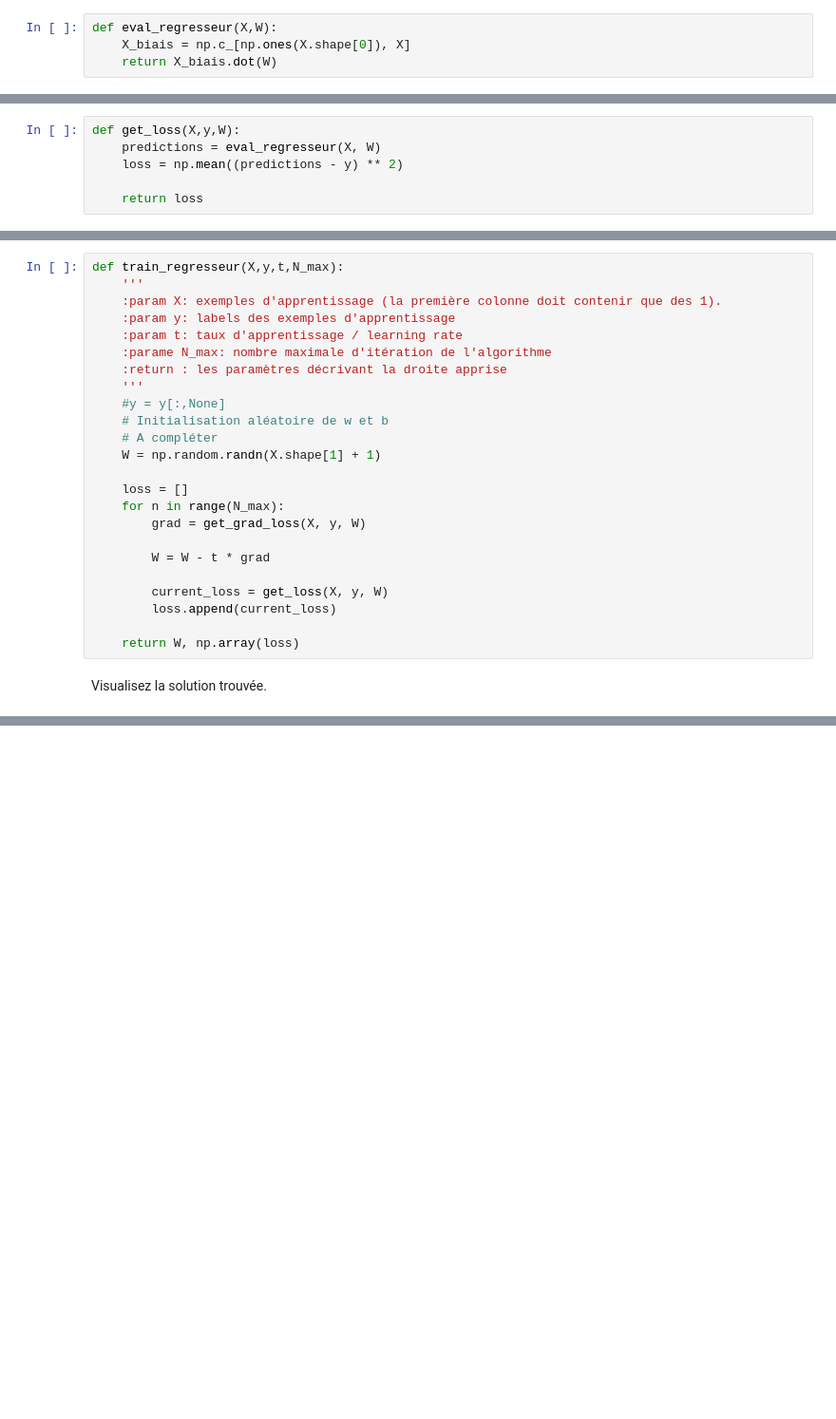
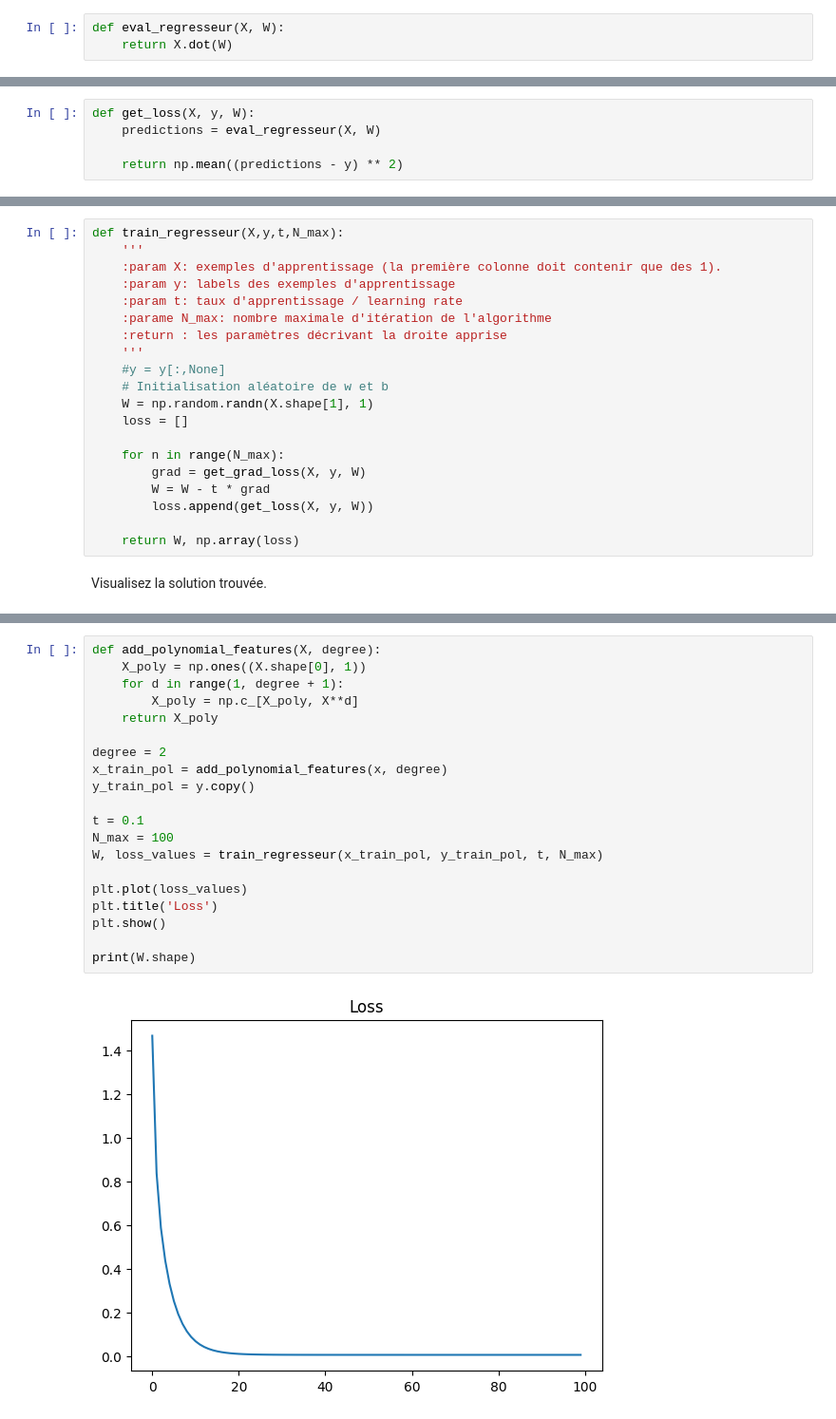
Before and after one commit to ViniciusGN/Kaggle-AI-Studies, a Jupyter notebook: Apprentissage/TP1_Vinicius_Nascimento.ipynb, the cells around one changed output, grey strips where cells are left out. Shown at 95% size. Drawn from its saved outputs; the diff is of its cells as text; blank space fills up the shorter version.

```diff
--- a/Apprentissage/TP1_Vinicius_Nascimento.ipynb
+++ b/Apprentissage/TP1_Vinicius_Nascimento.ipynb
@@ -887,17 +905,15 @@ Nous allons dans cette partie coder directement un régresseur à l'aide de nump
 
 Commencez par définir une fonction `eval_regresseur` permettant de calcul la sortie du régresseur à partir des poids appris (W). On utilisera l'astuce vue en cour pour intégrer le biais à $W$.
 # %%
-def eval_regresseur(X,W):
-    X_biais = np.c_[np.ones(X.shape[0]), X]
-    return X_biais.dot(W)
+def eval_regresseur(X, W):
+    return X.dot(W)
 # %% [markdown]
 Écrivez une fonction `get_loss` permettant de calculer la fonction de coût optimisée durant l'apprentissage du régresseur.
 # %%
-def get_loss(X,y,W):
+def get_loss(X, y, W):
     predictions = eval_regresseur(X, W)
-    loss = np.mean((predictions - y) ** 2)
 
-    return loss
+    return np.mean((predictions - y) ** 2)
 # %% [markdown]
 Écrivez une fonction `get_grad_loss` permettant de calculer le gradient de la fonction de coût optimisée durant l'apprentissage du régresseur. Cette fonction retourne une valeur correspondant au gradient de la fonction de coût par rapport W.
 # %%
@@ -919,17 +934,13 @@ def train_regresseur(X,y,t,N_max):
     '''
     #y = y[:,None]
     # Initialisation aléatoire de w et b
-    # A compléter
-    W = np.random.randn(X.shape[1] + 1)
+    W = np.random.randn(X.shape[1], 1)
+    loss = []
 
-    loss = []
     for n in range(N_max):
         grad = get_grad_loss(X, y, W)
-
         W = W - t * grad
-
-        current_loss = get_loss(X, y, W)
-        loss.append(current_loss)
+        loss.append(get_loss(X, y, W))
 
     return W, np.array(loss)
 # %% [markdown]
@@ -953,0 +948,22 @@ y =  0.16953259514962332 x^2 +  -0.016955881583807765 x +  0.017735340985395726
+# %%
+def add_polynomial_features(X, degree):
+    X_poly = np.ones((X.shape[0], 1))
+    for d in range(1, degree + 1):
+        X_poly = np.c_[X_poly, X**d]
+    return X_poly
+
+degree = 2
+x_train_pol = add_polynomial_features(x, degree)
+y_train_pol = y.copy()
+
+t = 0.1
+N_max = 100
+W, loss_values = train_regresseur(x_train_pol, y_train_pol, t, N_max)
+
+plt.plot(loss_values)
+plt.title('Loss')
+plt.show()
+
+print(W.shape)
+# %% [output]
+[figure, added]
```
Also changed, not shown: parts of 21 cells of this notebook.
